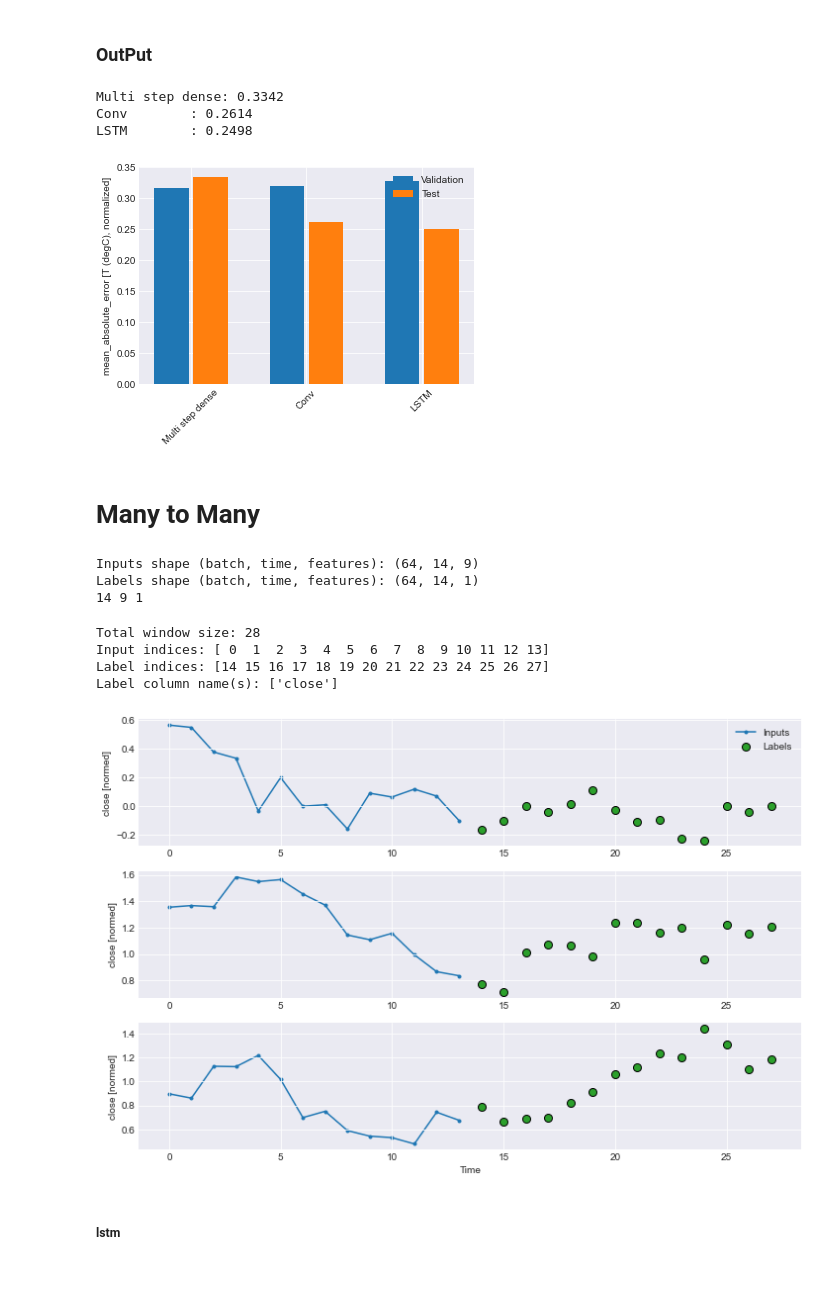
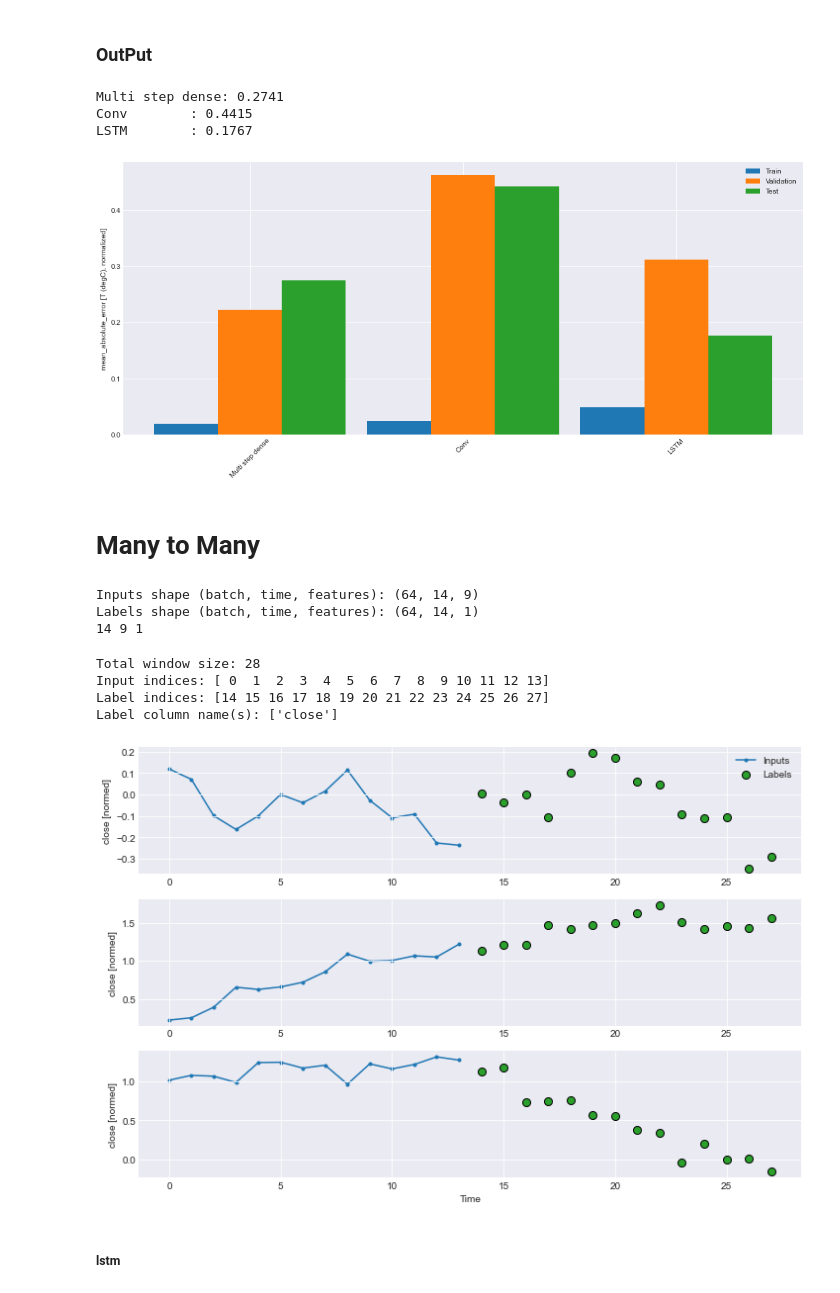
Before and after one commit to webflax/TF-Model, a Jupyter notebook: TF.ipynb, the cells around one changed output. Saved outputs shown, nothing was run; the diff lists cells and outputs as text; code cells hidden in the pictures.

```diff
--- a/TF.ipynb
+++ b/TF.ipynb
@@ -651,6 +663,7 @@ num_features = example_labels.shape[2]
 num_time_i = example_inputs.shape[1]
 print(num_time,num_features,num_features_i)
 
+train_performance_Many2One = {}
 val_performance_Many2One = {}
 performance_Many2One = {}
 
@@ -682,6 +695,7 @@ multi_step_dense_Many2One = tf.keras.Sequential([
 history = compile_and_fit(multi_step_dense_Many2One, Many2One)
 IPython.display.clear_output()
 
+train_performance_Many2One['Multi step dense'] = multi_step_dense_Many2One.evaluate(Many2One.train)
 val_performance_Many2One['Multi step dense'] = multi_step_dense_Many2One.evaluate(Many2One.val)
 performance_Many2One['Multi step dense'] = multi_step_dense_Many2One.evaluate(Many2One.test, verbose=0)
 
@@ -706,6 +721,7 @@ conv_model_Many2One = tf.keras.Sequential([
 history = compile_and_fit(conv_model_Many2One, Many2One)
 IPython.display.clear_output()
 
+train_performance_Many2One['Conv'] = conv_model_Many2One.evaluate(Many2One.train)
 val_performance_Many2One['Conv'] = conv_model_Many2One.evaluate(Many2One.val)
 performance_Many2One['Conv'] = conv_model_Many2One.evaluate(Many2One.test, verbose=0)
 
@@ -781,6 +795,7 @@ lstm_model_Many2One = tf.keras.models.Sequential([
 history = compile_and_fit(lstm_model_Many2One, Many2One)
 IPython.display.clear_output()
 
+train_performance_Many2One['LSTM'] = lstm_model_Many2One.evaluate(Many2One.train)
 val_performance_Many2One['LSTM'] = lstm_model_Many2One.evaluate(Many2One.val)
 performance_Many2One['LSTM'] = lstm_model_Many2One.evaluate(Many2One.test, verbose=0)
 
@@ -812,28 +828,31 @@ None
 # %% [markdown]
 ### OutPut
 # %%
+plt.figure(figsize=(17,7))
 x = np.arange(len(performance_Many2One))
 width = 0.3
 metric_name = 'mean_absolute_error'
 metric_index = multi_step_dense_Many2One.metrics_names.index('mean_absolute_error')
+train_mae = [v[metric_index] for v in train_performance_Many2One.values()]
 val_mae = [v[metric_index] for v in val_performance_Many2One.values()]
 test_mae = [v[metric_index] for v in performance_Many2One.values()]
 
 plt.ylabel('mean_absolute_error [T (degC), normalized]')
-plt.bar(x - 0.17, val_mae, width, label='Validation')
-plt.bar(x + 0.17, test_mae, width, label='Test')
+plt.bar(x - 0.3, train_mae, width, label='Train')
+plt.bar(x , val_mae, width, label='Validation')
+plt.bar(x + 0.3, test_mae, width, label='Test')
 plt.xticks(ticks=x, labels=performance_Many2One.keys(),
            rotation=45)
 _ = plt.legend()
 
 
 for name, value in performance_Many2One.items():
     print(f'{name:12s}: {value[1]:0.4f}')
 # %% [output]
-Multi step dense: 0.3342
-Conv        : 0.2614
-LSTM        : 0.2498
+Multi step dense: 0.2741
+Conv        : 0.4415
+LSTM        : 0.1767
-[figure, old version]
+[figure, new version]
 # %% [markdown]
 # Many to Many
 # %%
@@ -847,7 +866,7 @@ M2M = WindowGenerator(
     shift=Shift,
     label_columns=['close'])
 
-
+train_performance_M2M = {}
 val_performance_M2M = {}
 performance_M2M = {}
 
@@ -870,7 +889,7 @@ Total window size: 28
 Input indices: [ 0  1  2  3  4  5  6  7  8  9 10 11 12 13]
 Label indices: [14 15 16 17 18 19 20 21 22 23 24 25 26 27]
 Label column name(s): ['close']
-[figure, old version]
+[figure, new version]
 # %% [markdown]
 ##### lstm
 # %%
```
Also changed, not shown: parts of 33 cells of this notebook.
